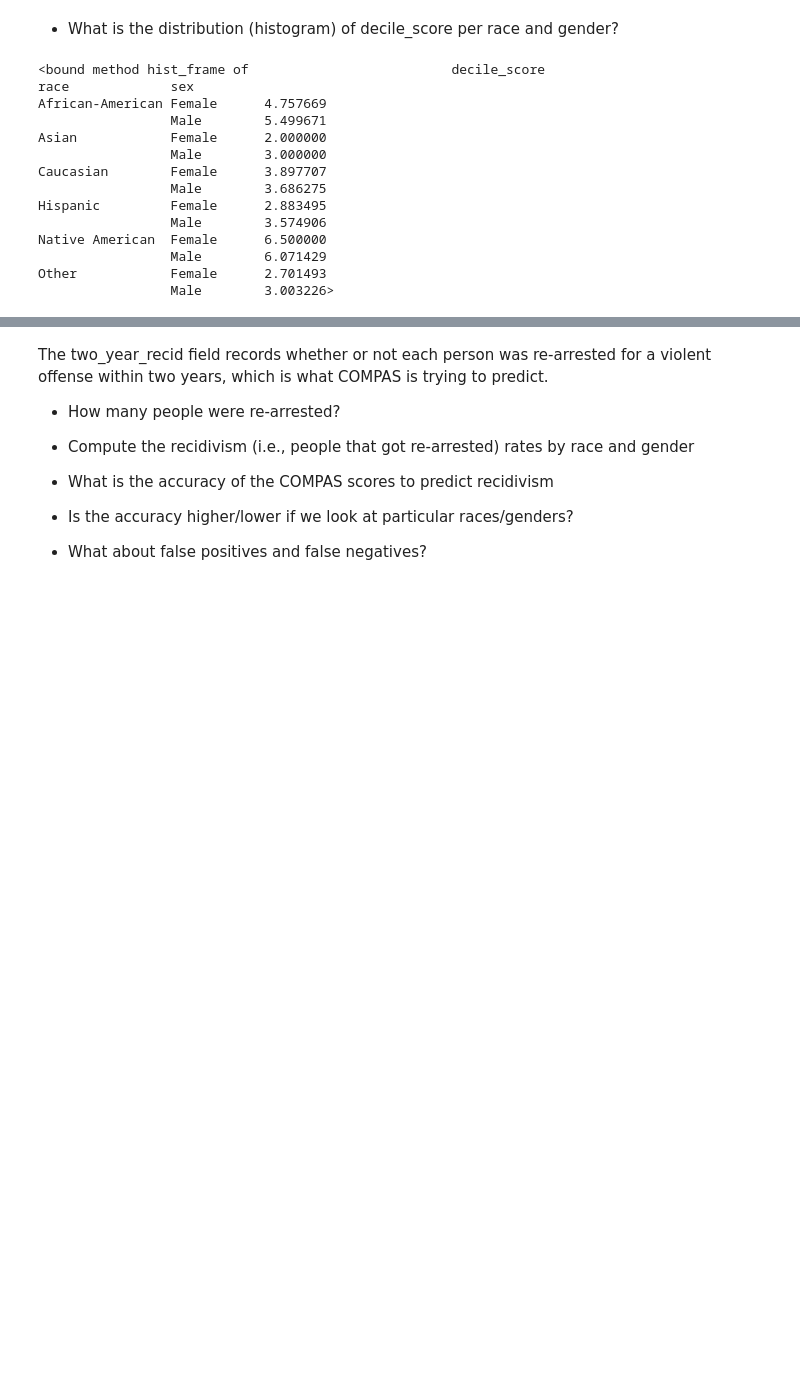
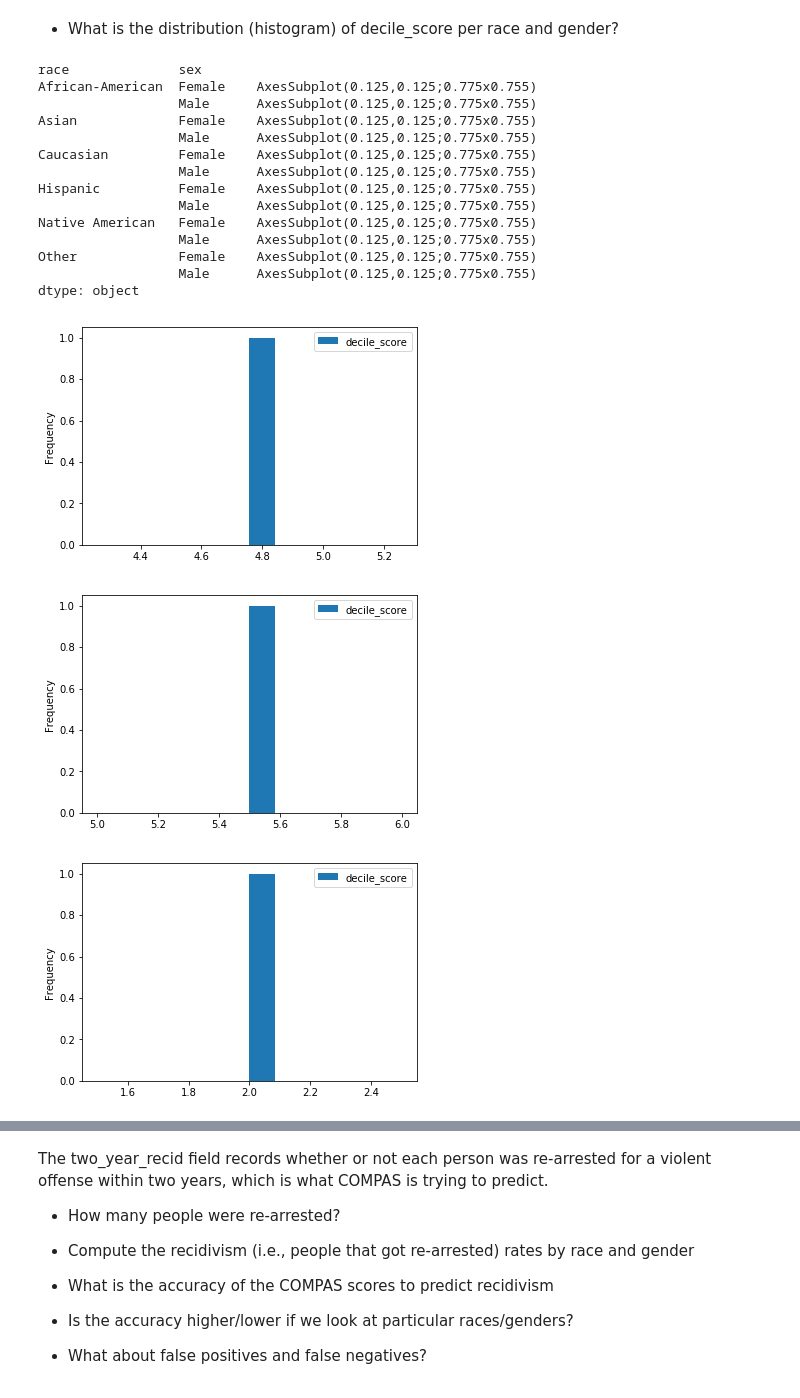
Before and after one commit to Adrieennn/compas_exploration, a Jupyter notebook: compas_exploration_students.ipynb, the cells around one changed output, grey strips where cells are left out. Drawn from its saved outputs; the diff is of its cells as text; code cells hidden in the pictures; blank space fills up the shorter version.

```diff
--- a/compas_exploration_students.ipynb
+++ b/compas_exploration_students.ipynb
@@ -282,19 +282,22 @@ Other            Female      2.701493
 # %% [markdown]
 - What is the distribution (histogram) of decile_score per race and gender?
 # %%
-stat.hist
+stat.plot.hist(by=bins=12)
 # %% [output]
-<bound method hist_frame of                          decile_score
-race             sex
-African-American Female      4.757669
-                 Male        5.499671
-Asian            Female      2.000000
-                 Male        3.000000
-Caucasian        Female      3.897707
-                 Male        3.686275
-Hispanic         Female      2.883495
-                 Male        3.574906
-Native American  Female      6.500000
-                 Male        6.071429
-Other            Female      2.701493
-                 Male        3.003226>
+race              sex
+African-American  Female    AxesSubplot(0.125,0.125;0.775x0.755)
+                  Male      AxesSubplot(0.125,0.125;0.775x0.755)
+Asian             Female    AxesSubplot(0.125,0.125;0.775x0.755)
+                  Male      AxesSubplot(0.125,0.125;0.775x0.755)
+Caucasian         Female    AxesSubplot(0.125,0.125;0.775x0.755)
+                  Male      AxesSubplot(0.125,0.125;0.775x0.755)
+Hispanic          Female    AxesSubplot(0.125,0.125;0.775x0.755)
+                  Male      AxesSubplot(0.125,0.125;0.775x0.755)
+Native American   Female    AxesSubplot(0.125,0.125;0.775x0.755)
+                  Male      AxesSubplot(0.125,0.125;0.775x0.755)
+Other             Female    AxesSubplot(0.125,0.125;0.775x0.755)
+                  Male      AxesSubplot(0.125,0.125;0.775x0.755)
+dtype: object
+[figure, added]
+[figure, added]
+[figure, added]
```
Also changed, not shown: parts of 1 cell of this notebook, 2 other files.
